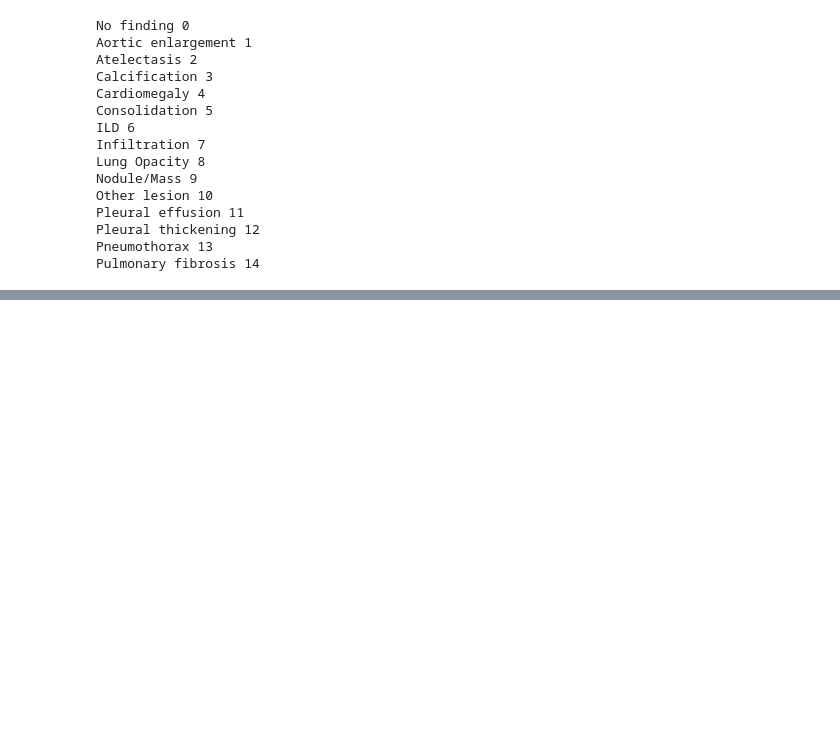
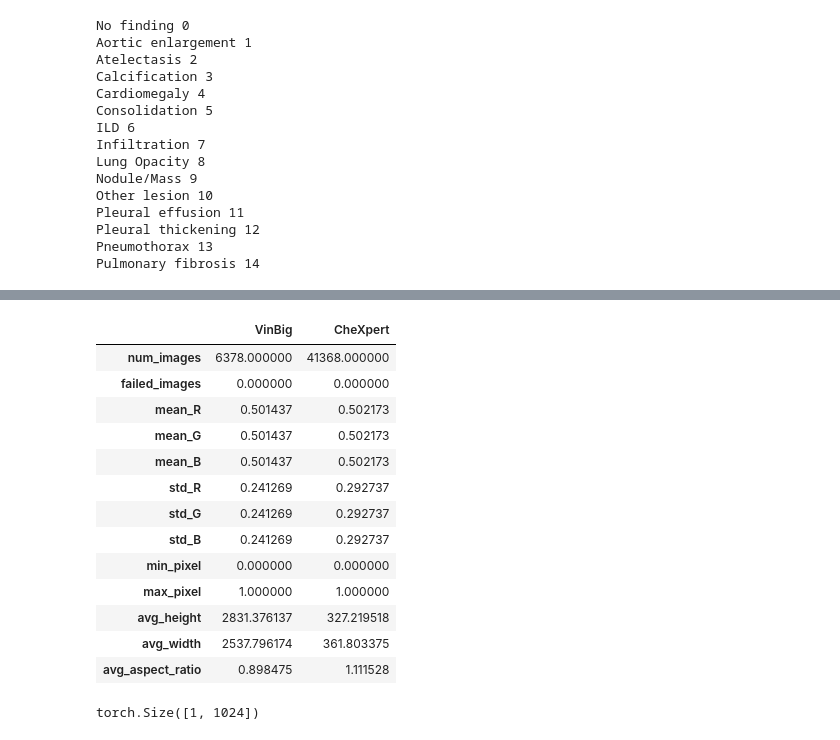
Before and after one commit to Nafishapanacea/normal-abnormal-multitask, a Jupyter notebook: test.ipynb, the cells around one changed output, grey strips where cells are left out. Cells and saved outputs as stored; diff of their text form; code cells hidden in the pictures; blank space fills up the shorter version.

```diff
--- a/test.ipynb
+++ b/test.ipynb
@@ -224,0 +261,8 @@ Pulmonary fibrosis 14
+# %%
+import os
+
+img_dir = '/home/common/data_v3'
+
+for _, row in data.iterrows():
+    file_path = os.path.join(img_dir, row['image_id'])
+    # print(os.path.exists(file_path))
@@ -224,0 +335,32 @@ Pulmonary fibrosis 14
+# %%
+img_dir = "/home/common/data_v3"
+
+vinbig_stats = compute_image_stats(vinbig_ids, img_dir)
+chexpert_stats = compute_image_stats(chexpert_ids, img_dir)
+# %%
+import pandas as pd
+
+stats_df = pd.DataFrame.from_dict(
+    {
+        "VinBig": vinbig_stats,
+        "CheXpert": chexpert_stats
+    },
+    orient="columns"
+)
+
+stats_df
+# %% [output]
+|  | VinBig | CheXpert |
+| num_images | 6378.000000 | 41368.000000 |
+| failed_images | 0.000000 | 0.000000 |
+| mean_R | 0.501437 | 0.502173 |
+| mean_G | 0.501437 | 0.502173 |
+| mean_B | 0.501437 | 0.502173 |
+| std_R | 0.241269 | 0.292737 |
+| std_G | 0.241269 | 0.292737 |
+| std_B | 0.241269 | 0.292737 |
+| min_pixel | 0.000000 | 0.000000 |
+| max_pixel | 1.000000 | 1.000000 |
+| avg_height | 2831.376137 | 327.219518 |
+| avg_width | 2537.796174 | 361.803375 |
+| avg_aspect_ratio | 0.898475 | 1.111528 |
@@ -224,0 +419,4 @@ Pulmonary fibrosis 14
+# %%
+feat.shape
+# %% [output]
+torch.Size([1, 1024])
```
Also changed, not shown: parts of 25 cells of this notebook, 12 other files.
